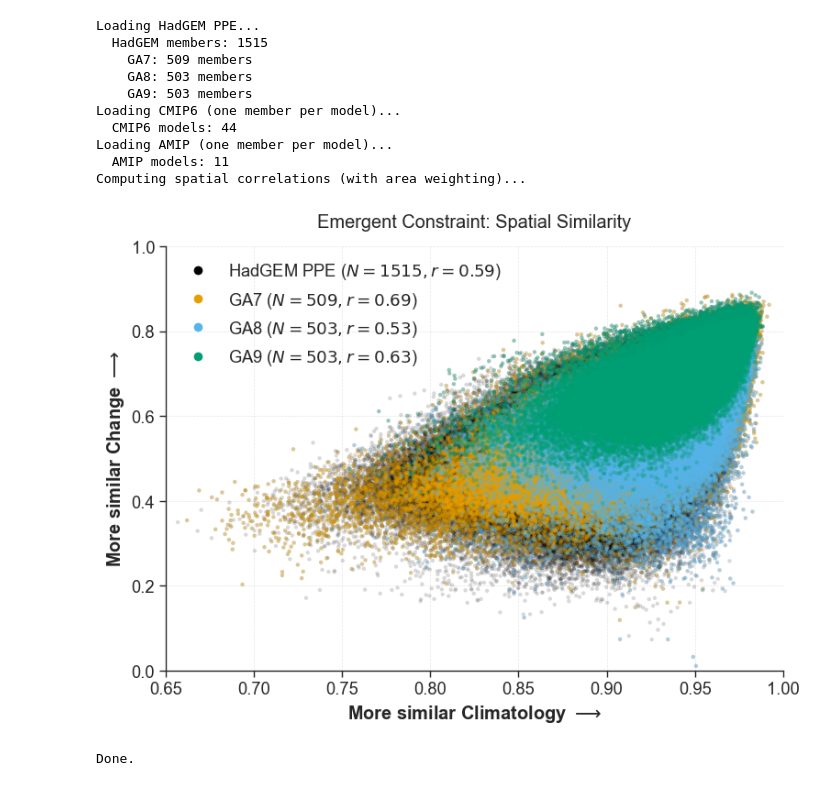
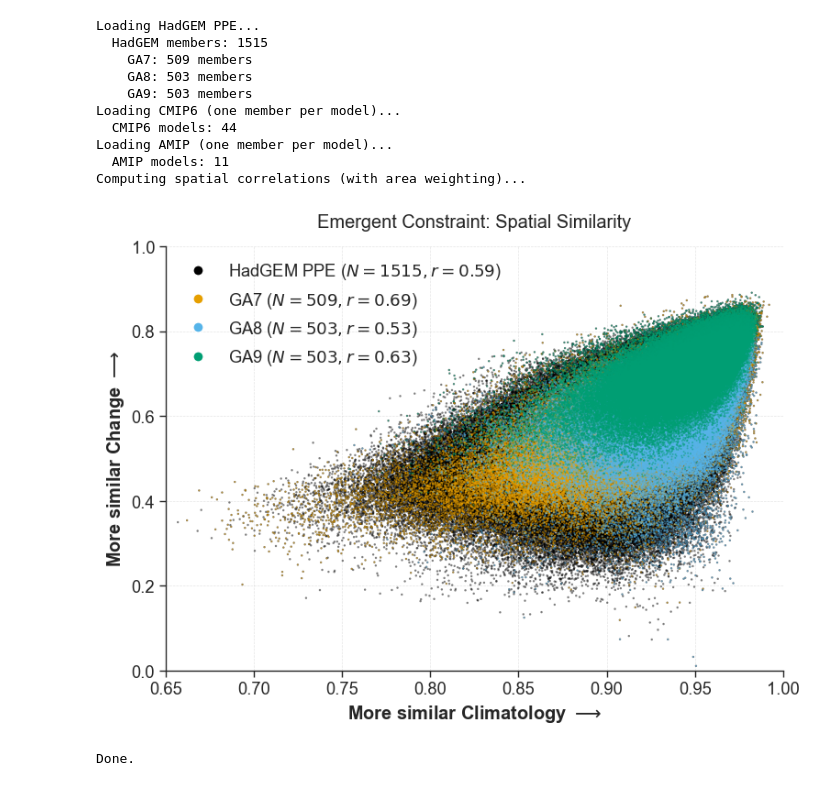
Before and after one commit to evanwellmeyer/precio_pr_dpdk, a Jupyter notebook: correlations.ipynb, the cells around one changed output. Saved outputs shown, nothing was run; the diff lists cells and outputs as text; code cells hidden in the pictures.

Commit message:
figure updates and training hyperparameter tuning

```diff
--- a/correlations.ipynb
+++ b/correlations.ipynb
@@ -236,7 +236,7 @@ fig, ax = plt.subplots(figsize=(8, 6))
 # HadGEM PPE cloud (all pairs, gray background)
 ax.scatter(
     hg_clim_corr, hg_chg_corr,
-    c=c_hg, s=10, alpha=0.15, edgecolor="none"
+    c=c_hg, s=3, alpha=0.5, edgecolor="none"
 )
 r_hg = calculate_and_plot_fit(hg_clim_corr, hg_chg_corr, ax, c_hg, linestyle='-')
 
@@ -246,7 +246,7 @@ if SHOW_GA_COLORS:
         mask = (hg_families[i_idx] == ga) & (hg_families[j_idx] == ga)
         ax.scatter(
             hg_clim_corr[mask], hg_chg_corr[mask],
-            c=color, s=10, alpha=0.3, edgecolor="none"
+            c=color, s=2, alpha=0.5, edgecolor="none"
         )
 
 # CMIP6
@@ -289,32 +289,32 @@ legend_elements = [
     # Line2D([0], [0], marker='^', color='w', markerfacecolor=c_amip, markersize=10,
     #        label=f'AMIP ($N=11, r={r_amip:.2f}$)')
 ]
 
 if SHOW_GA_COLORS:
     for ga, color in GA_COLORS.items():
         mask = (hg_families[i_idx] == ga) & (hg_families[j_idx] == ga)
         n_members = int((hg_families == ga).sum())
         r_ga = calculate_and_plot_fit(hg_clim_corr[mask], hg_chg_corr[mask], ax, color)
         legend_elements.append(
             Line2D([0], [0], marker='o', color='w', markerfacecolor=color, markersize=8,
                    label=f'{ga} ($N={n_members}, r={r_ga:.2f}$)')
         )
 
 ax.legend(handles=legend_elements, loc="upper left", frameon=False)
 plt.tight_layout()
 plt.show()
 
 print("Done.")
 # %% [output]
 Loading HadGEM PPE...
   HadGEM members: 1515
     GA7: 509 members
     GA8: 503 members
     GA9: 503 members
 Loading CMIP6 (one member per model)...
   CMIP6 models: 44
 Loading AMIP (one member per model)...
   AMIP models: 11
 Computing spatial correlations (with area weighting)...
-[figure, old version]
+[figure, new version]
 Done.
```
Also changed, not shown: 4 other files.
